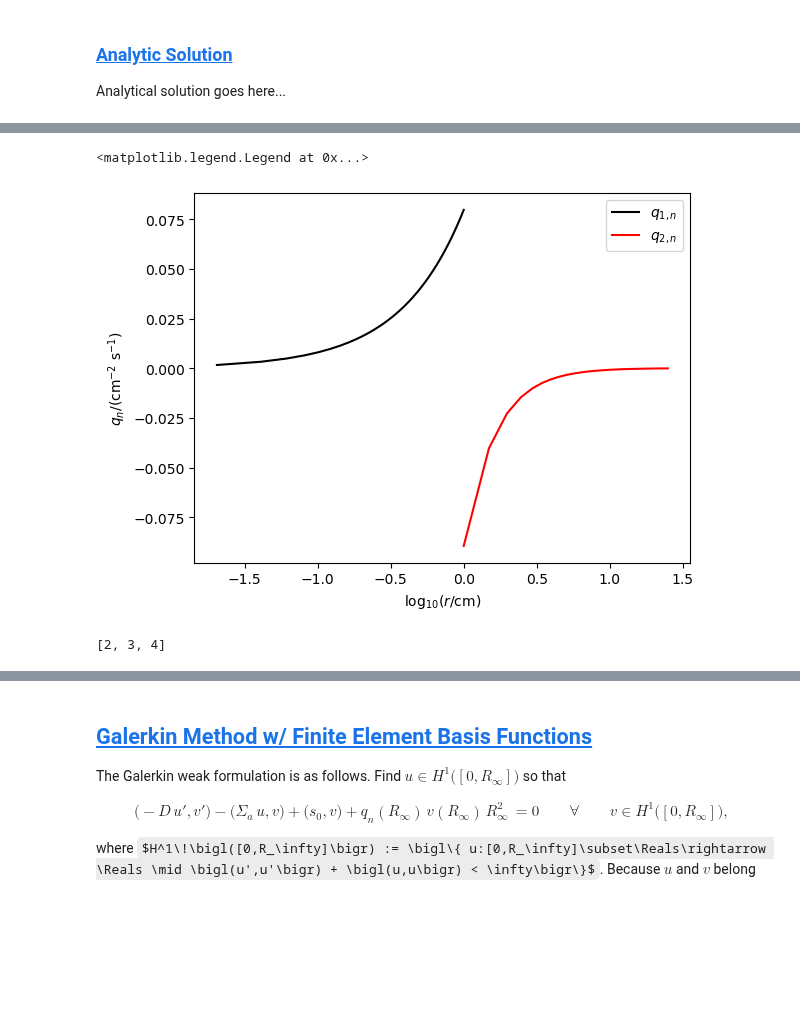
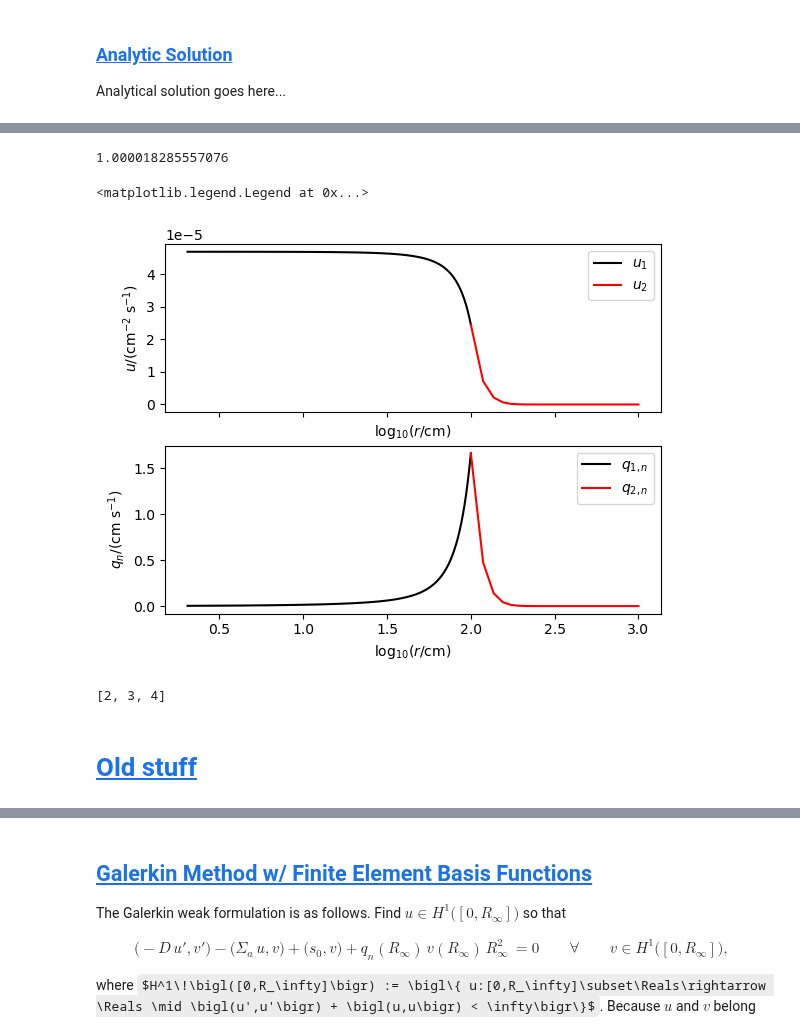
Before and after one commit to dpploy/engy-4390, a Jupyter notebook: projects/2024/neutron-ball/report-analytical.ipynb, the cells around one changed output, grey strips where cells are left out. Saved outputs shown, nothing was run; the diff lists cells and outputs as text; code cells hidden in the pictures; some formulas as TeX source; blank space fills up the shorter version.

```diff
--- a/projects/2024/neutron-ball/report-analytical.ipynb
+++ b/projects/2024/neutron-ball/report-analytical.ipynb
@@ -276,8 +261,8 @@ unit.um = unit.micro*unit.meter
 # %%
 '''Domain'''
 r_0 = 0*unit.cm
-r_R = 1*unit.cm
-r_oo = 25*unit.cm  # infinity
+r_R = 100*unit.cm
+r_oo = 1000*unit.cm  # infinity
 # %%
 '''Domain'''
 def show_domain(r_R, r_oo):
@@ -371,7 +362,7 @@ y_1/(unit.second**-1 * unit.cm**-3)
 '''Functions'''
 def u_1(r):
     '''Values of u_1 over distance r'''
-    return c_1* (np.e**(r/l_1)-np.e**(-r/l_1))/r + y_1
+    return (c_1/r)* (np.e**(r/l_1) - np.e**(-r/l_1))  + y_1
 
 def u_2(r):
     '''Values of u_1 over distance r'''
@@ -379,29 +370,43 @@ def u_2(r):
 
 def q_1(r):
     '''Flux of region 1 over distance r'''
-    return c_1* -diffusion_coeff_1 * (  np.e**(r/l_1) * ( (l_1*r)**-1 - r**-2)  + np.e**(-r/l_1) * ( (l_1*r)**-1 + r**-2) )
+    return - c_1* diffusion_coeff_1 * (  np.e**(r/l_1) * ( 1/(l_1*r) - r**-2)  + np.e**(-r/l_1) * ( 1/(l_1*r) + r**-2) )
 
 def q_2(r):
     '''Flux of region 2 over distance r'''
-    return c_2* diffusion_coeff_2 *np.e**(-r/l_2) * ( (l_1*r)**-1 + r**-2)
+    return c_2* diffusion_coeff_2 *np.e**(-r/l_2) * ( 1/(l_1*r) + r**-2)
+
+u_1(r_R)/u_2(r_R)
+# %% [output]
+1.000018285557076
 # %%
 '''Plotting'''
 import matplotlib.pyplot as plt
 
 r_range_1 = np.linspace(r_0, r_R)[1:]
 r_range_2 = np.linspace(r_R, r_oo)
 
-plt.subplots()
-plt.errorbar(x = np.log10(r_range_1/unit.cm), y = q_1(r_range_1)/(unit.cm**-2 * unit.second**-1), label = r'$q_{1,n}$',
+fig, ax = plt.subplots(2,1, sharex=True)
+ax[0].errorbar(x = np.log10(r_range_1/unit.cm), y = u_1(r_range_1)/(unit.cm**-2 * unit.second**-1), label = r'$u_1$',
             color = 'k')
-plt.errorbar(x = np.log10(r_range_2/unit.cm), y = q_2(r_range_2)/(unit.cm**-2 * unit.second**-1), label = r'$q_{2,n}$',
+ax[0].errorbar(x = np.log10(r_range_2/unit.cm), y = u_2(r_range_2)/(unit.cm**-2 * unit.second**-1), label = r'$u_2$',
             color = 'r')
-plt.xlabel(r'$\mathrm{log}_{10}(r/\mathrm{cm})$')
-plt.ylabel(r'$q_n/(\mathrm{cm^{-2}~s^{-1}})$')
-plt.legend()
+ax[0].set_xlabel(r'$\mathrm{log}_{10}(r/\mathrm{cm})$')
+ax[0].set_ylabel(r'$u/(\mathrm{cm^{-2}~s^{-1}})$')
+ax[0].legend()
+
+ax[1].errorbar(x = np.log10(r_range_1/unit.cm), y = q_1(r_range_1)/(unit.cm * unit.second**-1), label = r'$q_{1,n}$',
+            color = 'k')
+ax[1].errorbar(x = np.log10(r_range_2/unit.cm), y = q_2(r_range_2)/(unit.cm * unit.second**-1), label = r'$q_{2,n}$',
+            color = 'r')
+ax[1].set_xlabel(r'$\mathrm{log}_{10}(r/\mathrm{cm})$')
+ax[1].set_ylabel(r'$q_n/(\mathrm{cm~s^{-1}})$')
+ax[1].legend()
 # %% [output]
 <matplotlib.legend.Legend at 0x...>
-[figure, old version]
+[figure, new version]
 # %%
 # %% [output]
 [2, 3, 4]
+# %% [markdown]
+# [Old stuff](#toc)<a id="old"></a>
```
Also changed, not shown: parts of 14 cells of this notebook.
